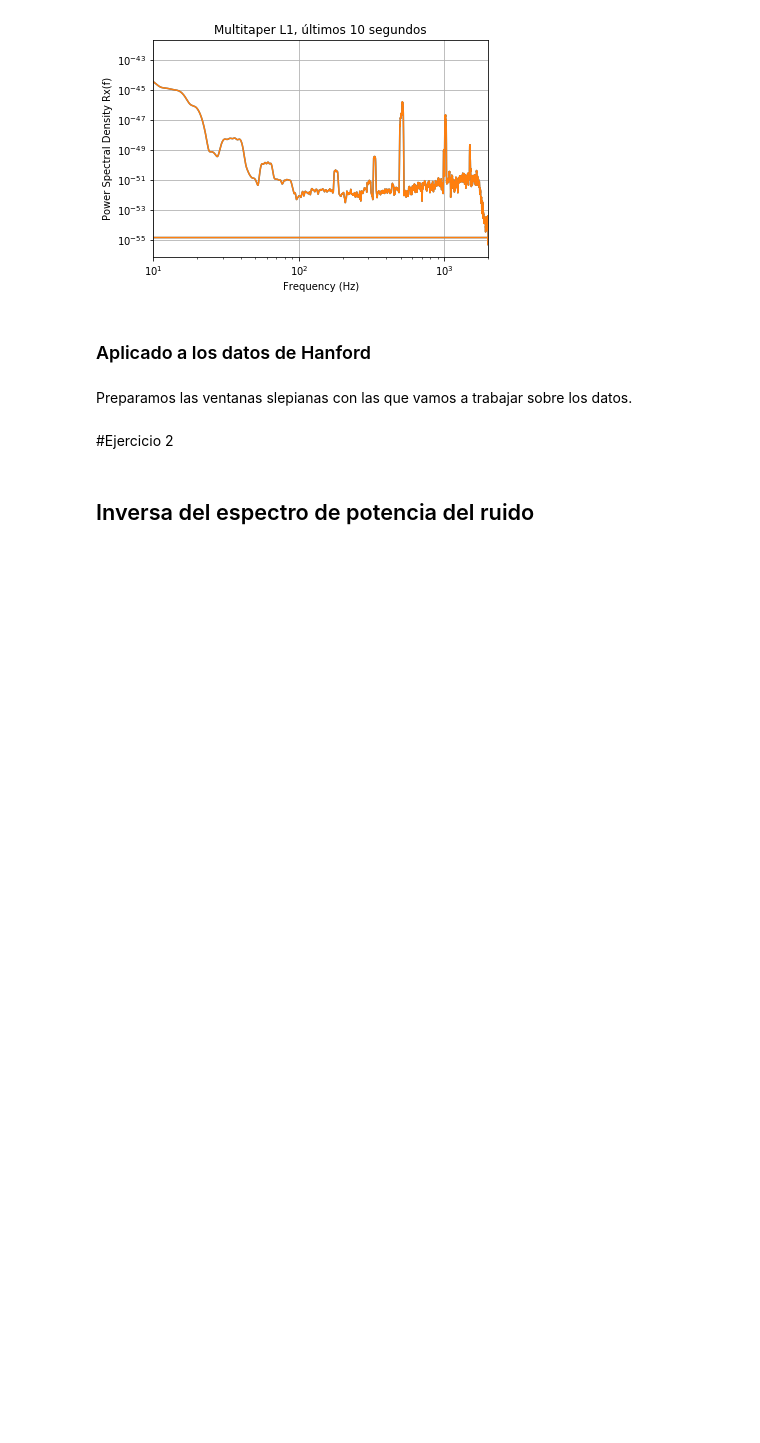
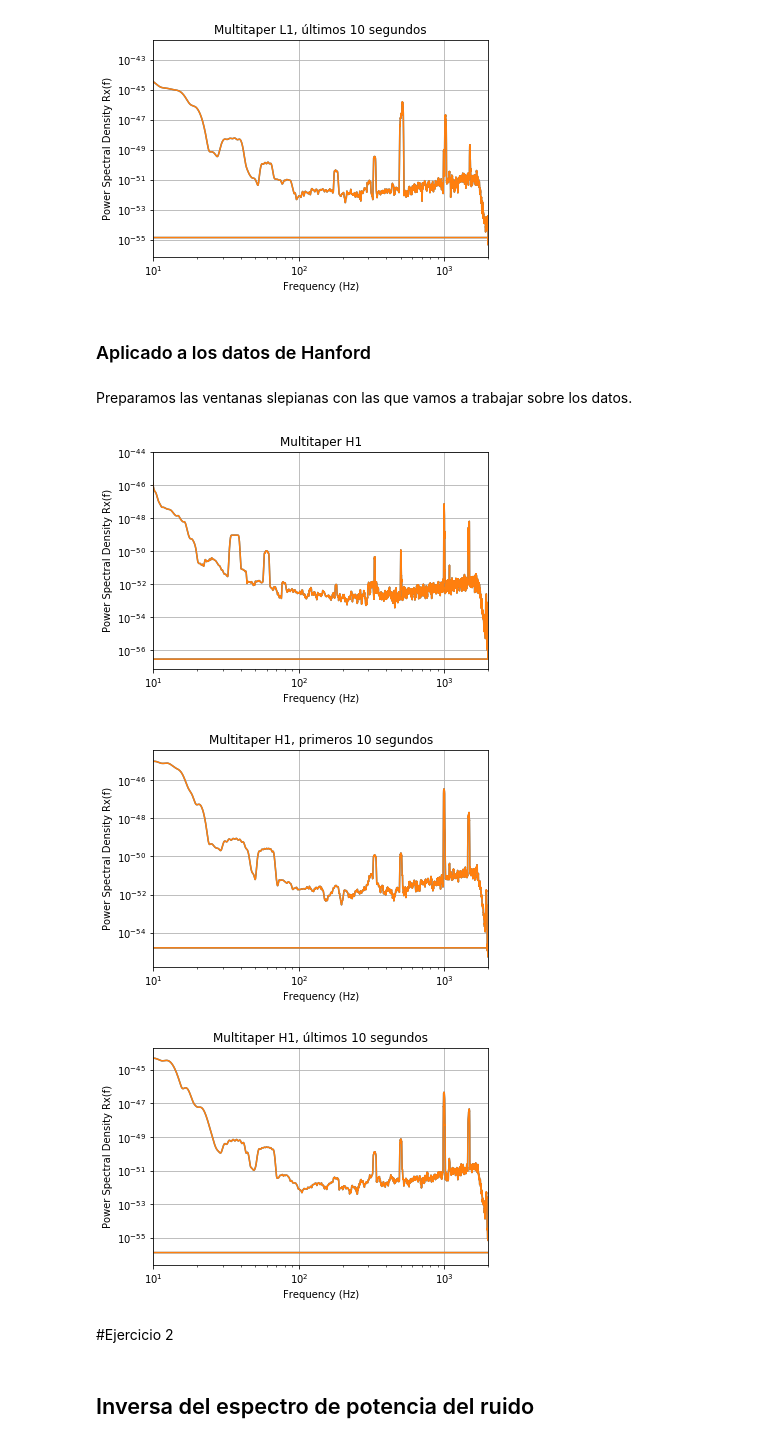
Before and after one commit to LuFernandez/PASA, a Jupyter notebook: TP1. Laboratorio de estimación no-paramétrica/Informe/Informe.ipynb, the cells around one changed output. Drawn from its saved outputs; the diff is of its cells as text; code cells hidden in the pictures; blank space fills up the shorter version.

Commit message:
multitaper terminado

```diff
--- a/TP1. Laboratorio de estimación no-paramétrica/Informe/Informe.ipynb
+++ b/TP1. Laboratorio de estimación no-paramétrica/Informe/Informe.ipynb
@@ -301,14 +301,20 @@ d_f_l1_last, f_Pxx_l1_last = multitaper_dpss(data=strain_l1[2*len(strain_l1)//3+
 # %% [markdown]
 Preparamos las ventanas slepianas con las que vamos a trabajar sobre los datos.
 # %%
-bw = 2000
 # sym bool, optional
 # When True (default), generates a symmetric window, for use in filter design. When False, generates a periodic window, for use in spectral analysis.
-sequences = scsig.windows.dpss(M=len(strain_h1), NW=bw/(2*fs), Kmax=100, sym=False)
+
+#tomamos bandwith = 2e3
+sequences = scsig.windows.dpss(M=len(strain_h1), NW=4096//2, Kmax=6, sym=False)
+sequences_short = scsig.windows.dpss(M=len(strain_h1)//3, NW=4096//2, Kmax=7, sym=False)
 # %%
 d_f_h1_tot, f_Pxx_h1_tot = multitaper_dpss(data=strain_h1, fs=fs, windows=sequences, x_lim=(10,2000), title='Multitaper H1', plot=True)
-d_f_h1_tot, f_Pxx_h1_tot = multitaper_dpss(data=strain_h1, fs=fs, windows=sequences, x_lim=(10,2000), title='Multitaper H1, primeros 10 segundos', plot=True)
-d_f_h1_tot, f_Pxx_h1_tot = multitaper_dpss(data=strain_h1, fs=fs, windows=sequences, x_lim=(10,2000), title='Multitaper H1, últimos 10 segundos', plot=True)
+d_f_h1_tot, f_Pxx_h1_tot = multitaper_dpss(data=strain_h1[:len(strain_l1)//3], fs=fs, windows=sequences_short, x_lim=(10,2000), title='Multitaper H1, primeros 10 segundos', plot=True)
+d_f_h1_tot, f_Pxx_h1_tot = multitaper_dpss(data=strain_h1[2*len(strain_l1)//3+1:], fs=fs, windows=sequences_short, x_lim=(10,2000), title='Multitaper H1, últimos 10 segundos', plot=True)
+# %% [output]
+[figure, added]
+[figure, added]
+[figure, added]
 # %% [markdown]
 #Ejercicio 2
 # %% [markdown]
```
Also changed, not shown: parts of 3 cells of this notebook.
